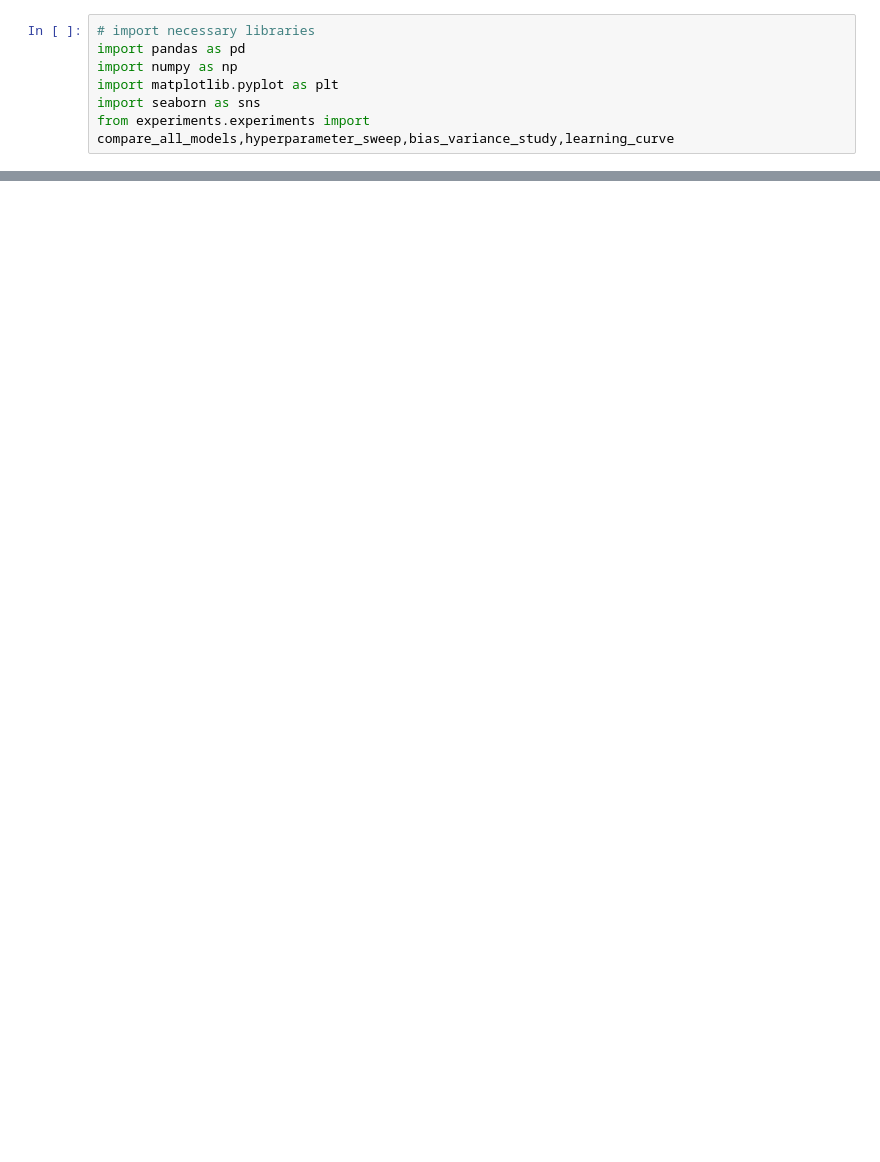
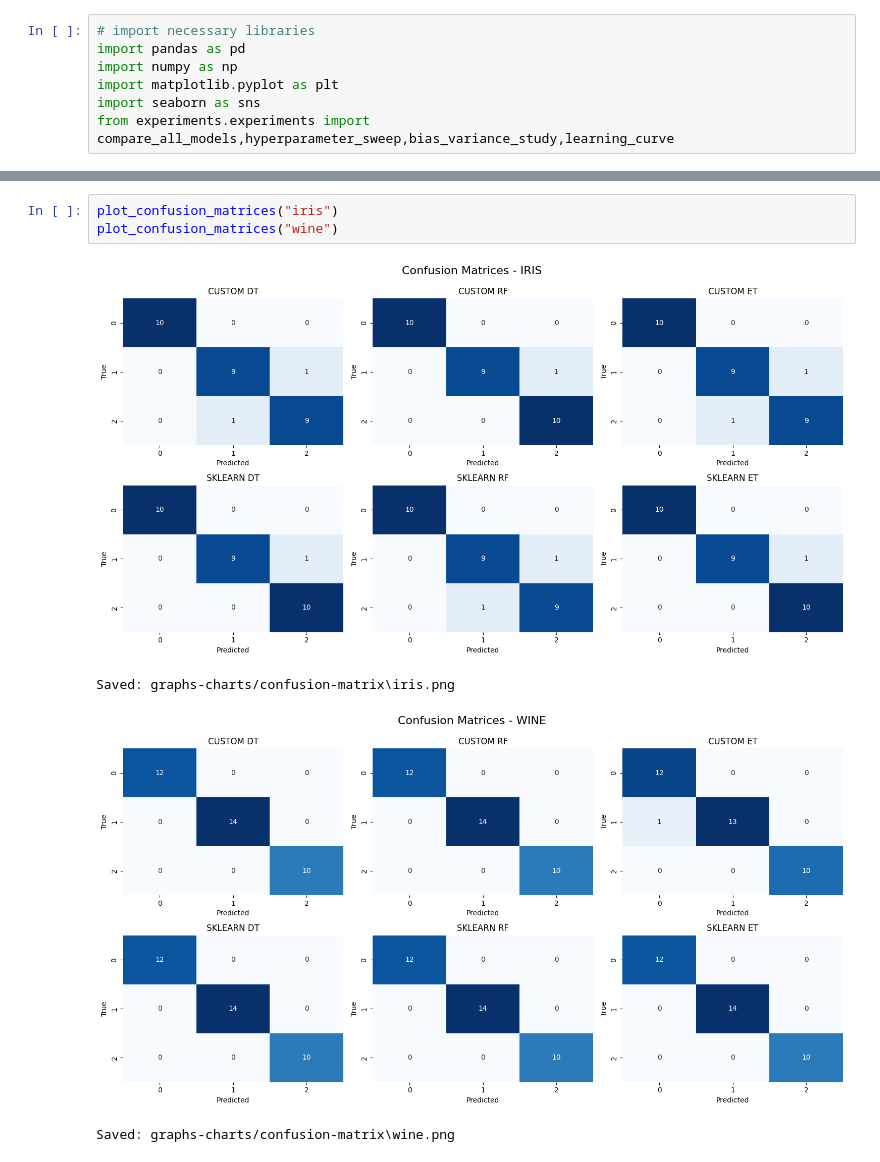
Before and after one commit to suhashines/ML-labworks, a Jupyter notebook: offline-2/codes/2005037.ipynb, the cells around one changed output, grey strips where cells are left out. Cells and saved outputs as stored; diff of their text form; blank space fills up the shorter version.

```diff
--- a/offline-2/codes/2005037.ipynb
+++ b/offline-2/codes/2005037.ipynb
@@ -54,0 +397,8 @@ compare_all_models("iris")
+# %%
+plot_confusion_matrices("iris")
+plot_confusion_matrices("wine")
+# %% [output]
+[figure, added]
+Saved: graphs-charts/confusion-matrix\iris.png
+[figure, added]
+Saved: graphs-charts/confusion-matrix\wine.png
```
Also changed, not shown: parts of 16 cells of this notebook, 17 other files.
